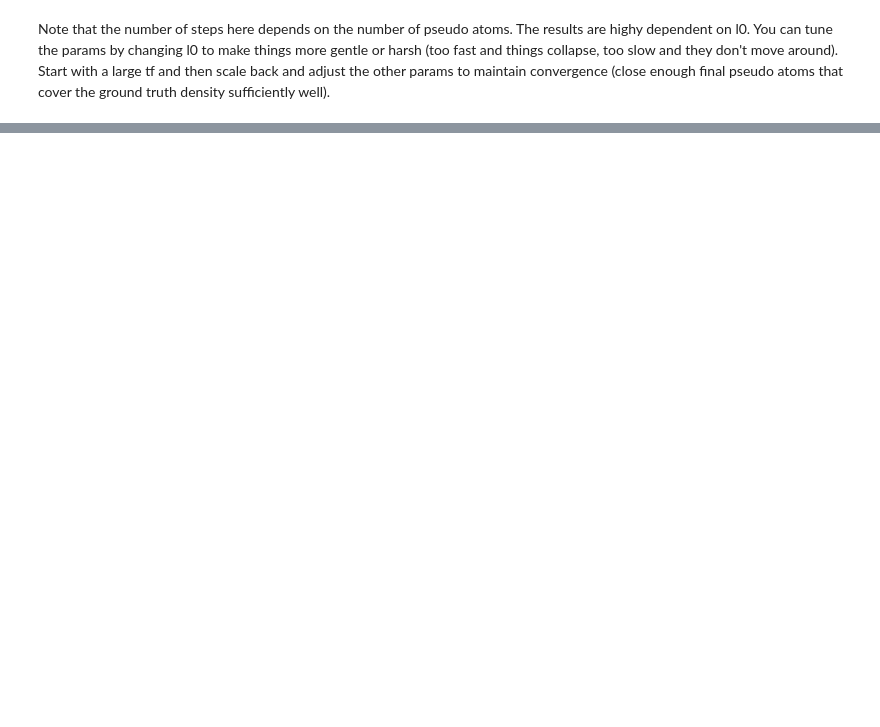
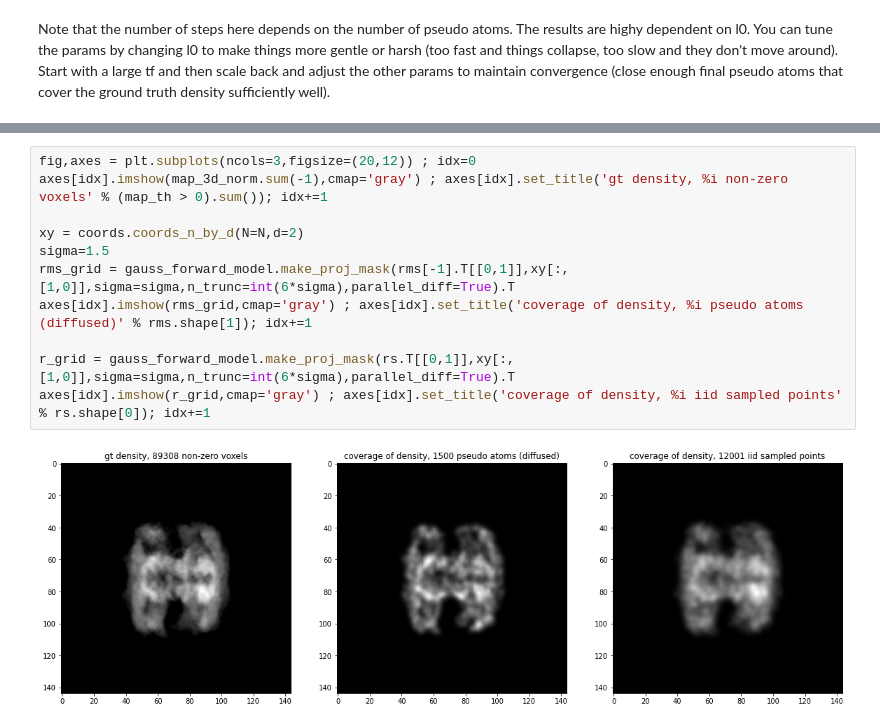
Before and after one commit to geoffwoollard/learn_cryoem_math, a Jupyter notebook: nb/topology_representing_networks_minimal.ipynb, the cells around one changed output, grey strips where cells are left out. Cells and saved outputs as stored; diff of their text form; blank space fills up the shorter version.

```diff
--- a/nb/topology_representing_networks_minimal.ipynb
+++ b/nb/topology_representing_networks_minimal.ipynb
@@ -176,0 +181,13 @@ axes[idx].imshow(r_grid,cmap='gray') ; axes[idx].set_title('coverage of density,
+# %%
+fig,axes = plt.subplots(ncols=3,figsize=(20,12)) ; idx=0
+axes[idx].imshow(map_3d_norm.sum(-1),cmap='gray') ; axes[idx].set_title('gt density, %i non-zero voxels' % (map_th > 0).sum()); idx+=1
+
+xy = coords.coords_n_by_d(N=N,d=2)
+sigma=1.5
+rms_grid = gauss_forward_model.make_proj_mask(rms[-1].T[[0,1]],xy[:,[1,0]],sigma=sigma,n_trunc=int(6*sigma),parallel_diff=True).T
+axes[idx].imshow(rms_grid,cmap='gray') ; axes[idx].set_title('coverage of density, %i pseudo atoms (diffused)' % rms.shape[1]); idx+=1
+
+r_grid = gauss_forward_model.make_proj_mask(rs.T[[0,1]],xy[:,[1,0]],sigma=sigma,n_trunc=int(6*sigma),parallel_diff=True).T
+axes[idx].imshow(r_grid,cmap='gray') ; axes[idx].set_title('coverage of density, %i iid sampled points' % rs.shape[0]); idx+=1
+# %% [output]
+[figure, added]
```
Also changed, not shown: parts of 8 cells of this notebook.
